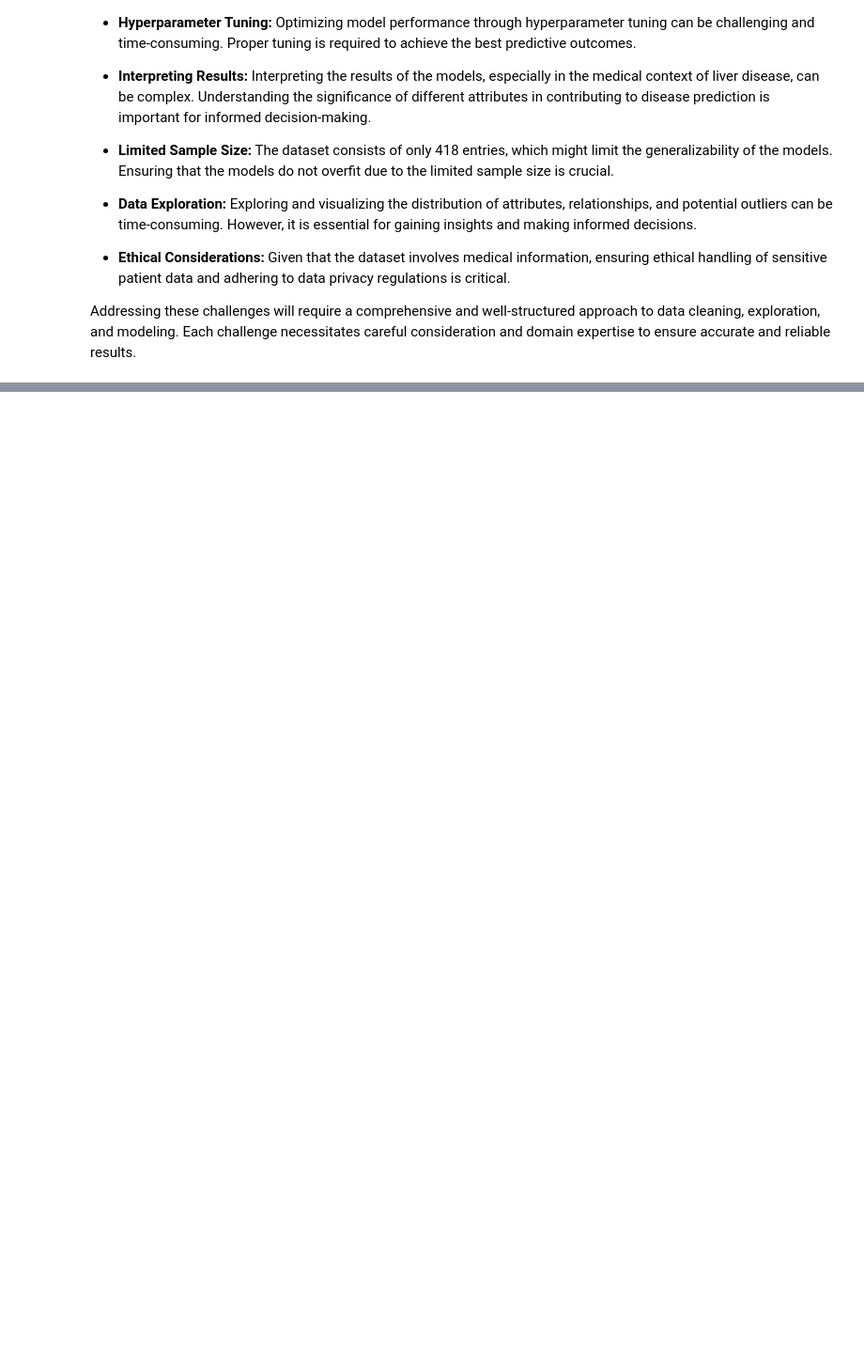
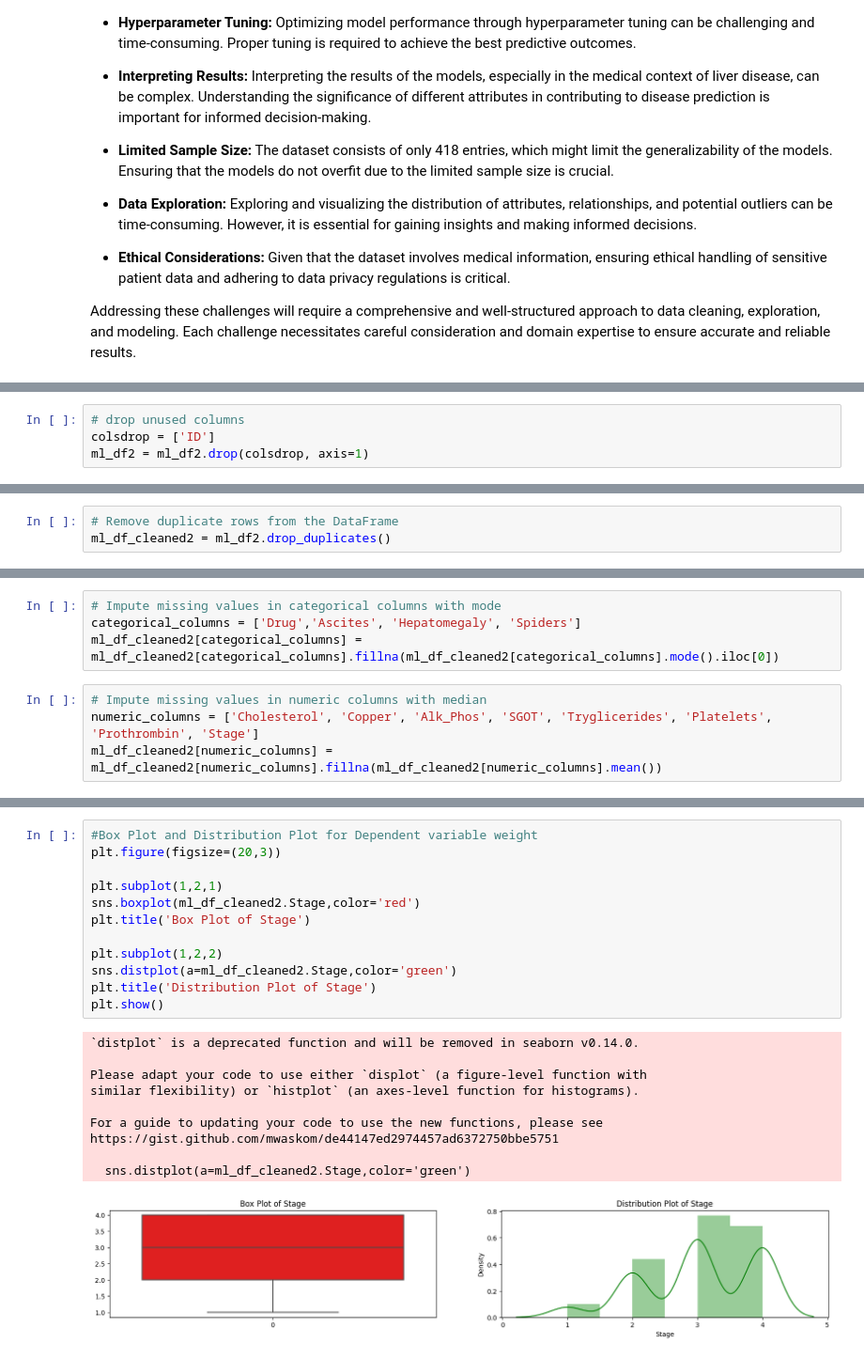
Before and after one commit to Shaunnero/EDA_UMUZI, a Jupyter notebook: Project_2_Part_1_(Core).ipynb, the cells around one changed output, grey strips where cells are left out. Shown at 94% size. Cells and saved outputs as stored; diff of their text form; blank space fills up the shorter version.

```diff
--- a/Project_2_Part_1_(Core).ipynb
+++ b/Project_2_Part_1_(Core).ipynb
@@ -175,0 +355,4 @@ memory usage: 65.4+ KB
+# %%
+# drop unused columns
+colsdrop = ['ID']
+ml_df2 = ml_df2.drop(colsdrop, axis=1)
@@ -175,0 +410,3 @@ memory usage: 65.4+ KB
+# %%
+# Remove duplicate rows from the DataFrame
+ml_df_cleaned2 = ml_df2.drop_duplicates()
@@ -175,0 +433,8 @@ memory usage: 65.4+ KB
+# %%
+# Impute missing values in categorical columns with mode
+categorical_columns = ['Drug','Ascites', 'Hepatomegaly', 'Spiders']
+ml_df_cleaned2[categorical_columns] = ml_df_cleaned2[categorical_columns].fillna(ml_df_cleaned2[categorical_columns].mode().iloc[0])
+# %%
+# Impute missing values in numeric columns with median
+numeric_columns = ['Cholesterol', 'Copper', 'Alk_Phos', 'SGOT', 'Tryglicerides', 'Platelets', 'Prothrombin', 'Stage']
+ml_df_cleaned2[numeric_columns] = ml_df_cleaned2[numeric_columns].fillna(ml_df_cleaned2[numeric_columns].mean())
@@ -175,0 +475,23 @@ memory usage: 65.4+ KB
+# %%
+#Box Plot and Distribution Plot for Dependent variable weight
+plt.figure(figsize=(20,3))
+
+plt.subplot(1,2,1)
+sns.boxplot(ml_df_cleaned2.Stage,color='red')
+plt.title('Box Plot of Stage')
+
+plt.subplot(1,2,2)
+sns.distplot(a=ml_df_cleaned2.Stage,color='green')
+plt.title('Distribution Plot of Stage')
+plt.show()
+# %% [output]
+`distplot` is a deprecated function and will be removed in seaborn v0.14.0.
+
+Please adapt your code to use either `displot` (a figure-level function with
+similar flexibility) or `histplot` (an axes-level function for histograms).
+
+For a guide to updating your code to use the new functions, please see
+https://gist.github.com/mwaskom/de44147ed2974457ad6372750bbe5751
+
+  sns.distplot(a=ml_df_cleaned2.Stage,color='green')
+[figure, added]
```
Also changed, not shown: parts of 23 cells of this notebook.
